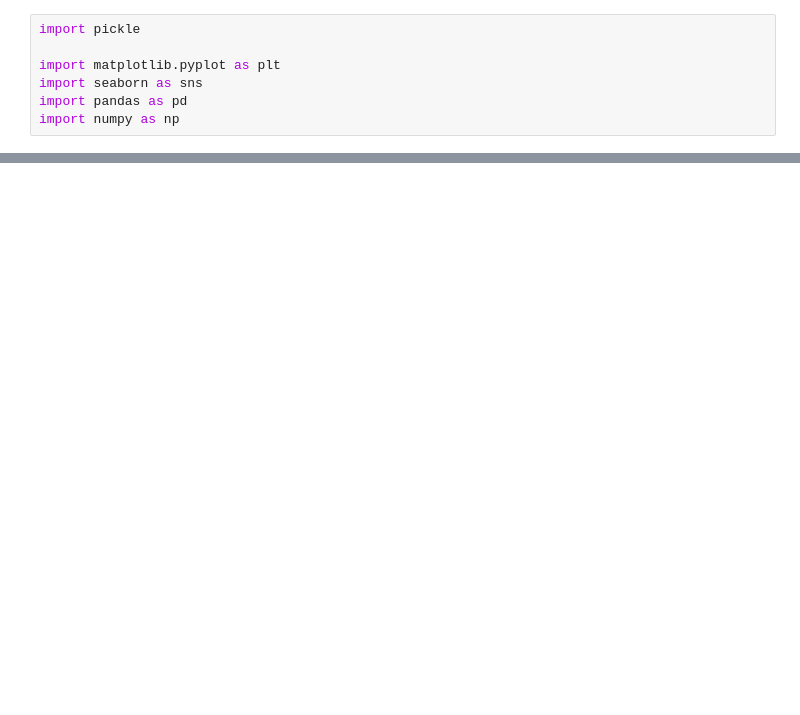
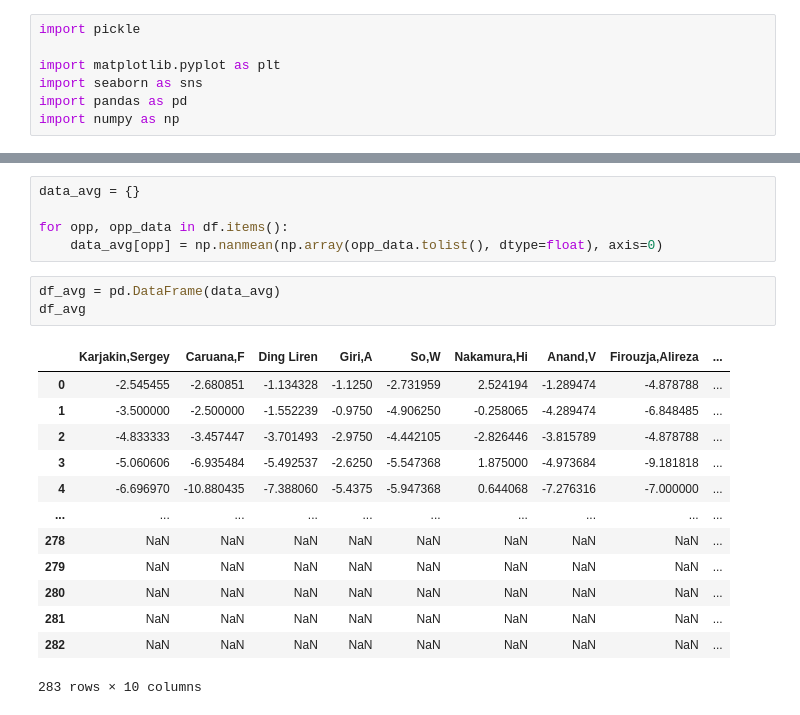
Before and after one commit to AniAggarwal/chess-visualization, a Jupyter notebook: src/graphing.ipynb, the cells around one changed output, grey strips where cells are left out. Cells and saved outputs as stored; diff of their text form; blank space fills up the shorter version.

Commit message:
Finish processing data and experiment with graphs.

```diff
--- a/src/graphing.ipynb
+++ b/src/graphing.ipynb
@@ -32,0 +33,22 @@ for game in df["Anand,V"]:
+# %%
+data_avg = {}
+
+for opp, opp_data in df.items():
+    data_avg[opp] = np.nanmean(np.array(opp_data.tolist(), dtype=float), axis=0)
+# %%
+df_avg = pd.DataFrame(data_avg)
+df_avg
+# %% [output]
+|  | Karjakin,Sergey | Caruana,F | Ding Liren | Giri,A | So,W | Nakamura,Hi | Anand,V | Firouzja,Alireza | ... |
+| 0 | -2.545455 | -2.680851 | -1.134328 | -1.1250 | -2.731959 | 2.524194 | -1.289474 | -4.878788 | ... |
+| 1 | -3.500000 | -2.500000 | -1.552239 | -0.9750 | -4.906250 | -0.258065 | -4.289474 | -6.848485 | ... |
+| 2 | -4.833333 | -3.457447 | -3.701493 | -2.9750 | -4.442105 | -2.826446 | -3.815789 | -4.878788 | ... |
+| 3 | -5.060606 | -6.935484 | -5.492537 | -2.6250 | -5.547368 | 1.875000 | -4.973684 | -9.181818 | ... |
+| 4 | -6.696970 | -10.880435 | -7.388060 | -5.4375 | -5.947368 | 0.644068 | -7.276316 | -7.000000 | ... |
+| ... | ... | ... | ... | ... | ... | ... | ... | ... | ... |
+| 278 | NaN | NaN | NaN | NaN | NaN | NaN | NaN | NaN | ... |
+| 279 | NaN | NaN | NaN | NaN | NaN | NaN | NaN | NaN | ... |
+| 280 | NaN | NaN | NaN | NaN | NaN | NaN | NaN | NaN | ... |
+| 281 | NaN | NaN | NaN | NaN | NaN | NaN | NaN | NaN | ... |
+| 282 | NaN | NaN | NaN | NaN | NaN | NaN | NaN | NaN | ... |
+283 rows × 10 columns
```
Also changed, not shown: parts of 5 cells of this notebook, 4 other files.
